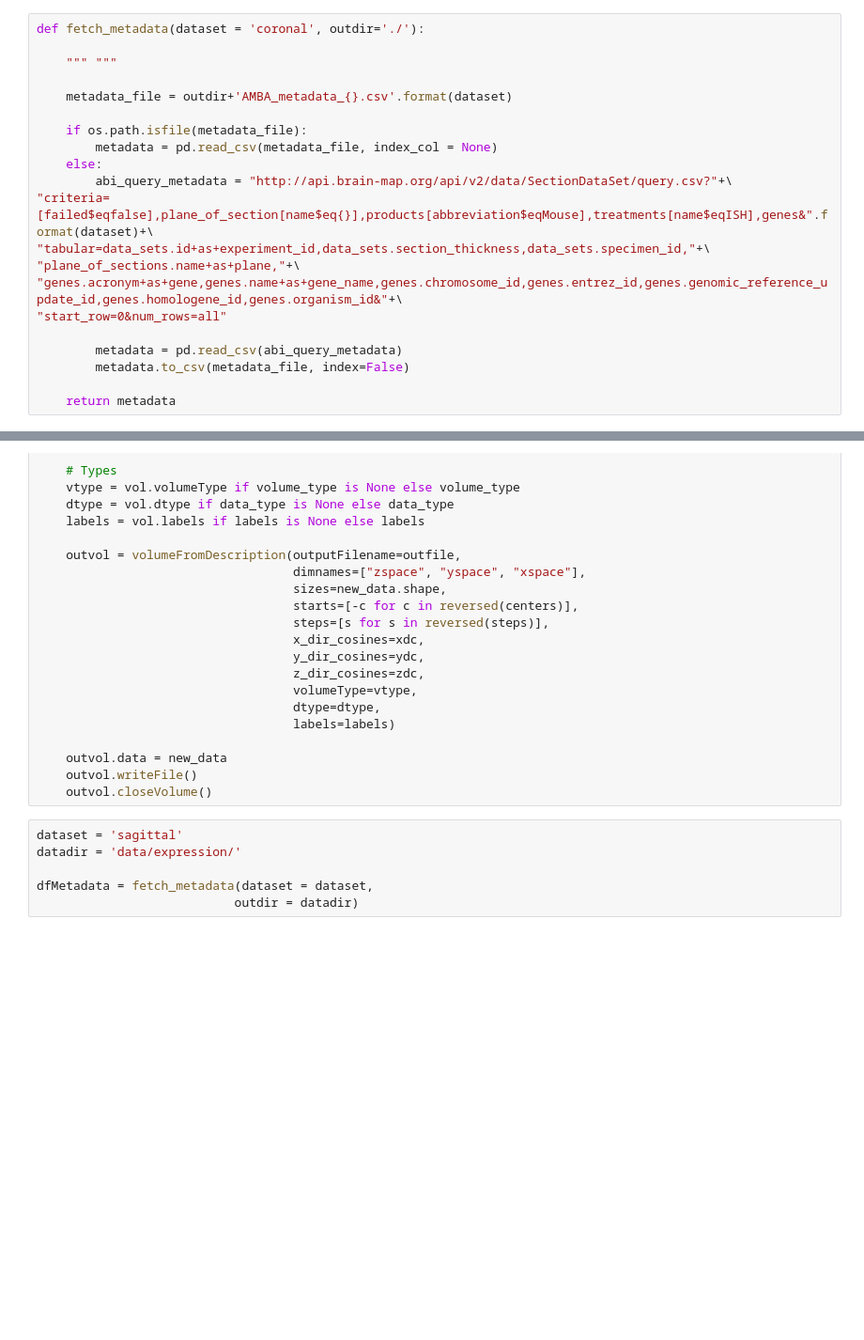
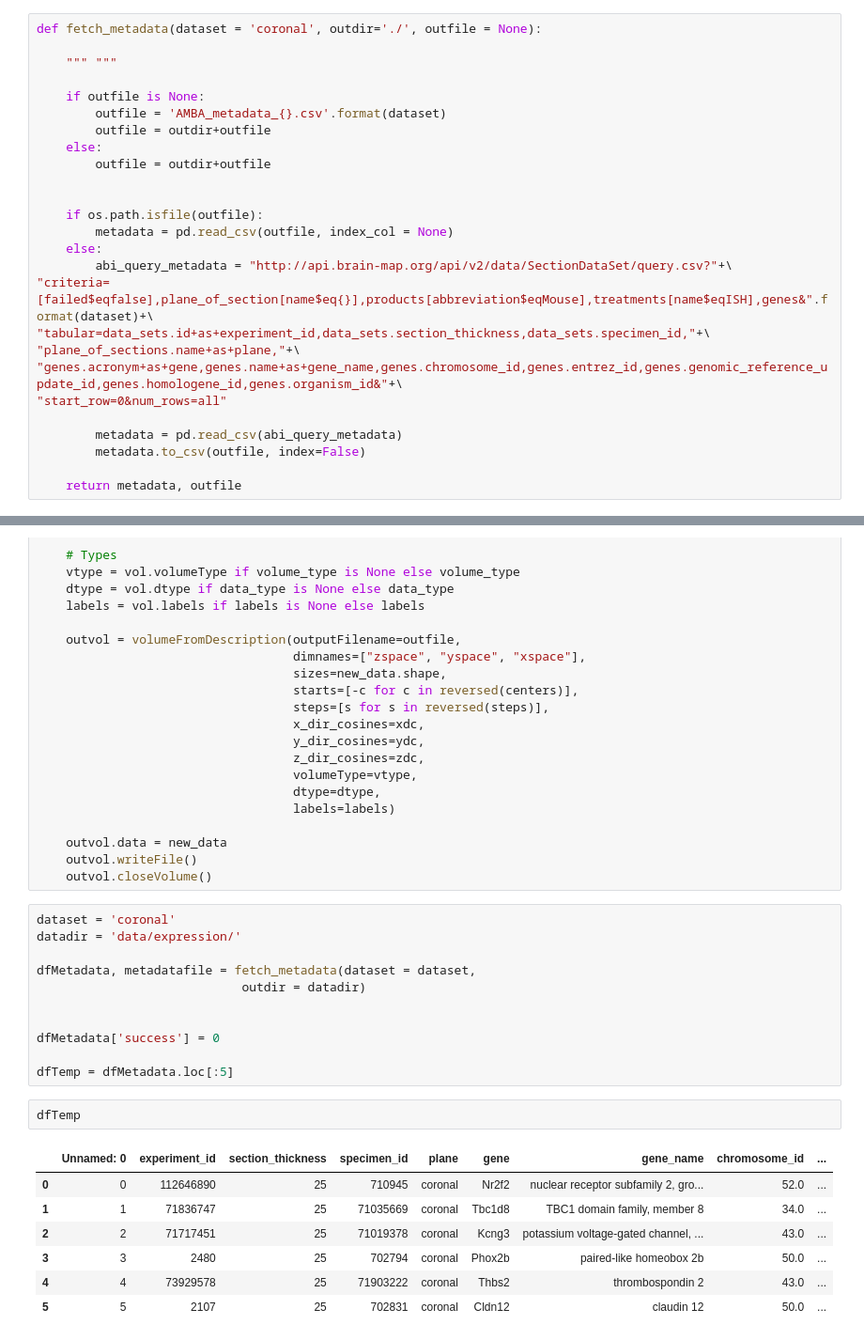
Before and after one commit to abeaucha/MouseHumanTranscriptomicSimilarity, a Jupyter notebook: AllenMouseBrainAtlas/amba_download.ipynb, the cells around one changed output, grey strips where cells are left out. Shown at 94% size. Drawn from its saved outputs; the diff is of its cells as text; blank space fills up the shorter version.

```diff
--- a/AllenMouseBrainAtlas/amba_download.ipynb
+++ b/AllenMouseBrainAtlas/amba_download.ipynb
@@ -20,14 +20,19 @@ import requests
 from pyminc.volumes.factory import *
 from zipfile import ZipFile
 # %%
-def fetch_metadata(dataset = 'coronal', outdir='./'):
+def fetch_metadata(dataset = 'coronal', outdir='./', outfile = None):
 
     """ """
 
-    metadata_file = outdir+'AMBA_metadata_{}.csv'.format(dataset)
+    if outfile is None:
+        outfile = 'AMBA_metadata_{}.csv'.format(dataset)
+        outfile = outdir+outfile
+    else:
+        outfile = outdir+outfile
 
-    if os.path.isfile(metadata_file):
-        metadata = pd.read_csv(metadata_file, index_col = None)
+
+    if os.path.isfile(outfile):
+        metadata = pd.read_csv(outfile, index_col = None)
     else:
         abi_query_metadata = "http://api.brain-map.org/api/v2/data/SectionDataSet/query.csv?"+\
 "criteria=[failed$eqfalse],plane_of_section[name$eq{}],products[abbreviation$eqMouse],treatments[name$eqISH],genes&".format(dataset)+\
@@ -37,9 +42,9 @@ def fetch_metadata(dataset = 'coronal', outdir='./'):
 "start_row=0&num_rows=all"
 
         metadata = pd.read_csv(abi_query_metadata)
-        metadata.to_csv(metadata_file, index=False)
+        metadata.to_csv(outfile, index=False)
 
-    return metadata
+    return metadata, outfile
 # %%
 def fetch_expression(experiment_id, outdir = './tmp/'):
 
@@ -162,9 +167,24 @@ def transform_space(infile, outfile, voxel_orientation = 'RAS', world_space = 'M
     outvol.writeFile()
     outvol.closeVolume()
 # %%
-dataset = 'sagittal'
+dataset = 'coronal'
 datadir = 'data/expression/'
 
-dfMetadata = fetch_metadata(dataset = dataset,
-                           outdir = datadir)
+dfMetadata, metadatafile = fetch_metadata(dataset = dataset,
+                            outdir = datadir)
+
+
+dfMetadata['success'] = 0
+
+dfTemp = dfMetadata.loc[:5]
+# %%
+dfTemp
+# %% [output]
+|  | Unnamed: 0 | experiment_id | section_thickness | specimen_id | plane | gene | gene_name | chromosome_id | ... |
+| 0 | 0 | 112646890 | 25 | 710945 | coronal | Nr2f2 | nuclear receptor subfamily 2, gro... | 52.0 | ... |
+| 1 | 1 | 71836747 | 25 | 71035669 | coronal | Tbc1d8 | TBC1 domain family, member 8 | 34.0 | ... |
+| 2 | 2 | 71717451 | 25 | 71019378 | coronal | Kcng3 | potassium voltage-gated channel, ... | 43.0 | ... |
+| 3 | 3 | 2480 | 25 | 702794 | coronal | Phox2b | paired-like homeobox 2b | 50.0 | ... |
+| 4 | 4 | 73929578 | 25 | 71903222 | coronal | Thbs2 | thrombospondin 2 | 43.0 | ... |
+| 5 | 5 | 2107 | 25 | 702831 | coronal | Cldn12 | claudin 12 | 50.0 | ... |
 # %%
```
Also changed, not shown: parts of 20 cells of this notebook, 1 other file.
